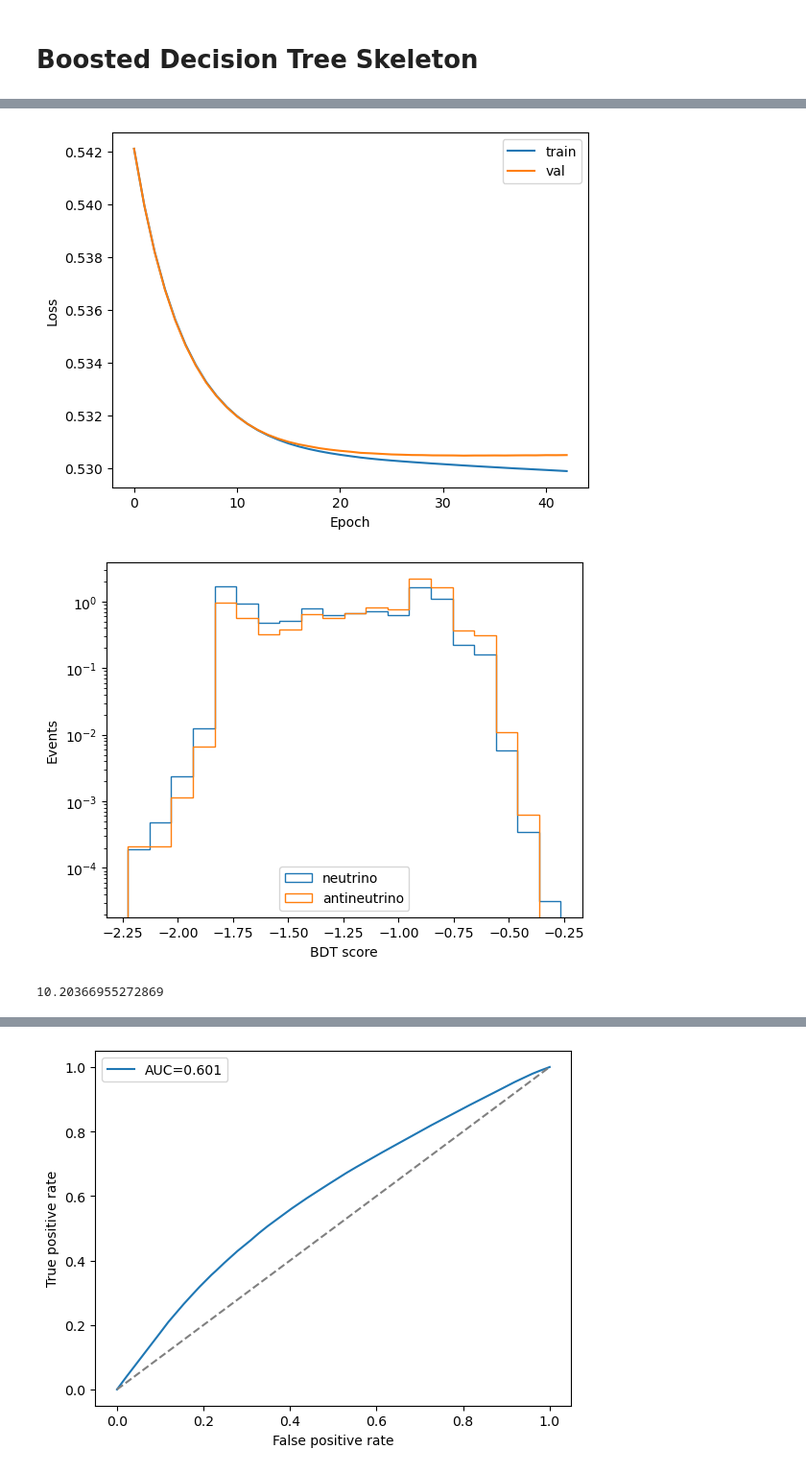
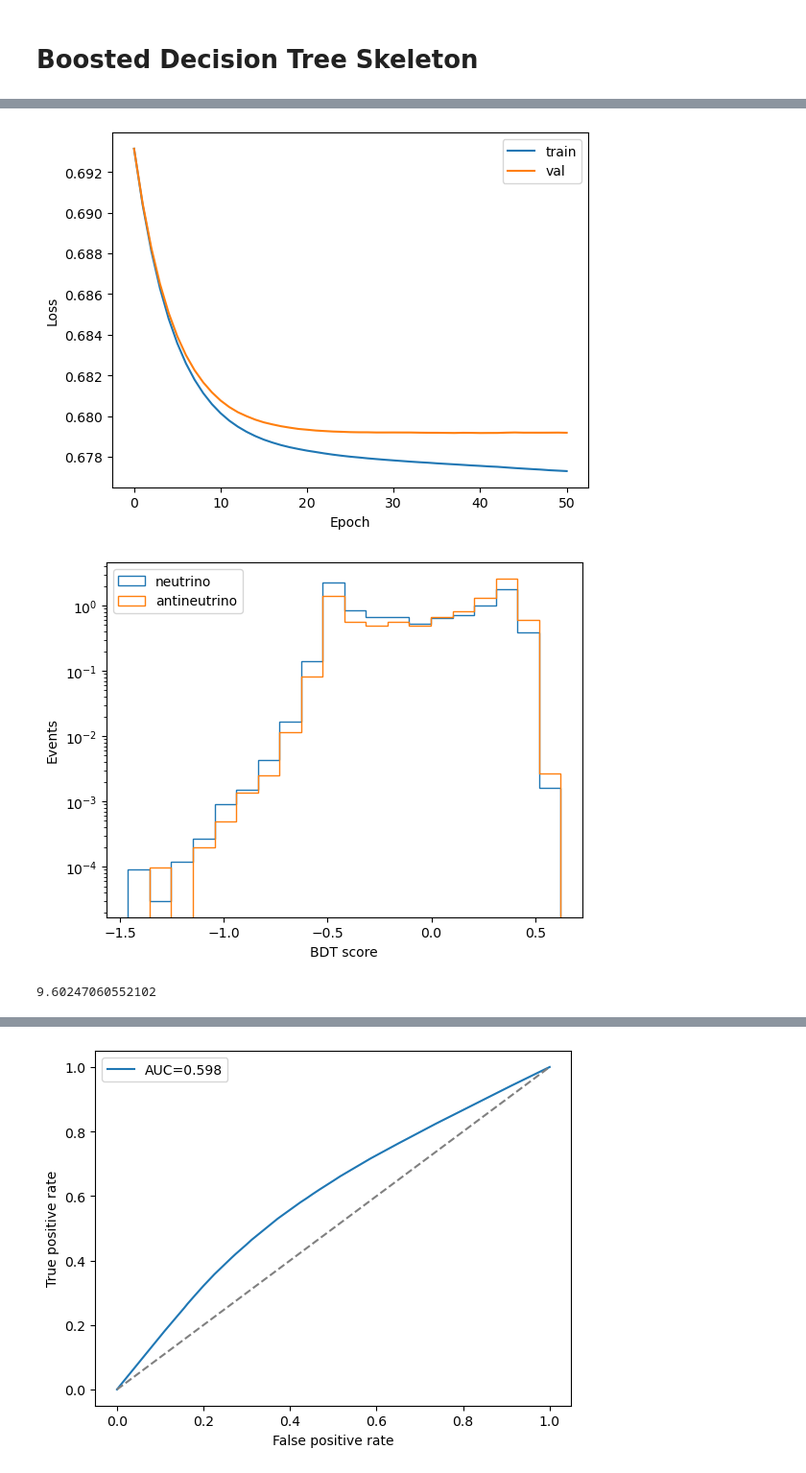
Before and after one commit to bristol-dune/atmospherics-tools, a Jupyter notebook: fast-osc-feedback/BDT-Skeleton.ipynb, the cells around one changed output, grey strips where cells are left out. Shown at 96% size. Cells and saved outputs as stored; diff of their text form; code cells hidden in the pictures.

Commit message:
BDT: Set class_weight=balanced and true energy and direction

```diff
--- a/fast-osc-feedback/BDT-Skeleton.ipynb
+++ b/fast-osc-feedback/BDT-Skeleton.ipynb
@@ -7,27 +7,21 @@ import polars as pl
 
 from fastfeedback import DataManager, Method
 
-method = 0b0010
+method = 0b11
 direc_reco = Method.Truth if method & 1 << 0 else Method.Reco
 energy_reco = Method.Truth if method & 1 << 1 else Method.Reco
-flavor_disc = Method.Truth if method & 1 << 2 else Method.Reco
-nunubar_disc = Method.Truth if method & 1 << 3 else Method.Reco
 
 print(f"""
 Direction reconstruction: {direc_reco.name}
 Energy reconstruction:    {energy_reco.name}
-Flavor discrimination:    {flavor_disc.name}
-Nu/Nubar discrimination:  {nunubar_disc.name}
 """)
 
 data_manager = DataManager("/storage/1/st15719/caf_new_sum.2.6M_weighted.root")
 data_manager.set_direc_reco(direc_reco)
 data_manager.set_energy_reco(energy_reco)
-data_manager.set_flavor_discrimination(flavor_disc)
-data_manager.set_nunubar_discrimination(nunubar_disc)
 
 df = data_manager.prepare_data()
-df = df["nuPDG", "reco_pdg", "recoE", "direc_reco"]
+df = df["nuPDG", "recoE", "direc_reco"]
 
 caf_tree = uproot.open("/storage/1/st15719/caf_new_sum.2.6M_weighted.root")["cafTree"]
 Enu_e_had = "rec/common/common.ixn.pandora/common.ixn.pandora.Enu.e_had"
@@ -149,23 +141,25 @@ shape: (1_675_917, 15)
 # %%
 from sklearn.ensemble import HistGradientBoostingClassifier
 import matplotlib.pyplot as plt
 
-clf = HistGradientBoostingClassifier(random_state=0).fit(X_train, y_train)
+clf = HistGradientBoostingClassifier(random_state=0, class_weight="balanced").fit(
+    X_train, y_train
+)
 
 scores_train = clf.decision_function(X_train)
 scores_test = clf.decision_function(X_test)
 
 train_loss = -clf.train_score_
 val_loss = -clf.validation_score_
 
 plt.plot(train_loss, label="train")
 plt.plot(val_loss, label="val")
 plt.xlabel("Epoch")
 plt.ylabel("Loss")
 plt.legend()
 plt.show()
 # %% [output]
-[figure, old version]
+[figure, new version]
 # %%
 nu_index = 0
 nubar_index = 1
@@ -193,8 +187,8 @@ plt.show()
 
 print(np.sum(n))
 # %% [output]
-[figure, old version]
+[figure, new version]
-10.20366955272869
+9.60247060552102
 # %%
 prob_test_nu = 1 / (1 + np.exp(scores_test[y_test == nu_index]))
 prob_test_nubar = 1 / (1 + np.exp(scores_test[y_test == nubar_index]))
```
Also changed, not shown: parts of 6 cells of this notebook.
